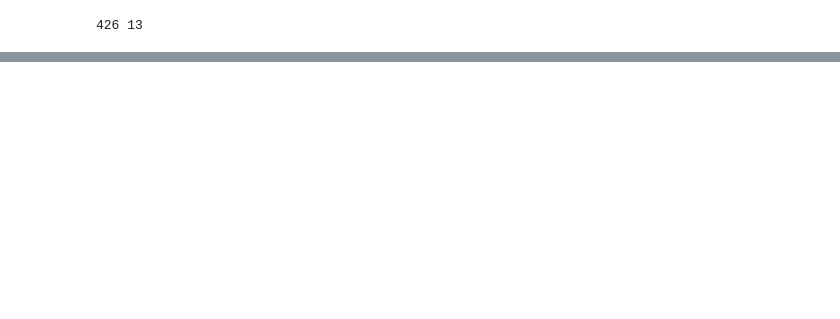
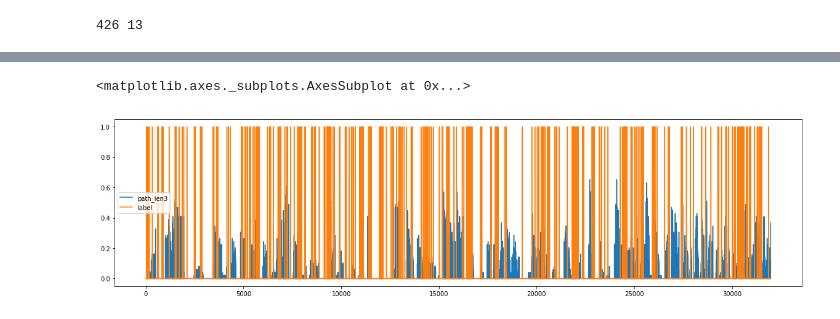
Before and after one commit to ffaisal93/linkPrediction, a Jupyter notebook: link_prediction.ipynb, the cells around one changed output, grey strips where cells are left out. Drawn from its saved outputs; the diff is of its cells as text; code cells hidden in the pictures; blank space fills up the shorter version.

```diff
--- a/link_prediction.ipynb
+++ b/link_prediction.ipynb
@@ -260,5 +224,0 @@ print(coun,total)
-# %%
-pr_train
-for i in range(0,654,100):
-    pr_train[i:i+200].plot(x="row_name", y=["label", "tc","y_weight"],figsize=(20, 1))
-    plt.show()
@@ -306,0 +460,43 @@ See the caveats in the documentation: http://pandas.pydata.org/pandas-docs/stabl
+# %%
+#train data feature
+ts=1993
+te=2003
+it_index=1
+
+for t in range(ts,te,it_index):
+    nf1 = dict(zip(node_feature[t]['node_index'],node_feature[t]['term_aut']))
+    nf2 = dict(zip(node_feature[t]['node_index'],node_feature[t]['term_art']))
+    nf3 = dict(zip(node_feature[t]['node_index'],node_feature[t]['closeness']))
+    part = dict(zip(node_feature[t]['node_index'],node_feature[t]['partition_id']))
+    types = dict(zip(node_feature[t]['node_index'],node_feature[t]['type']))
+    year = dict(zip(node_feature[t]['node_index'],node_feature[t]['y_weight']))
+    partition_cnt = dict(zip(node_feature[t]['node_index'],node_feature[t]['partition_cnt']))
+    train_data[t]['aut']=train_data[t].apply(lambda row:
+                                                 nf1[row['row_name'][0]]*nf1[row['row_name'][1]],axis=1)
+    train_data[t]['art']=train_data[t].apply(lambda row:
+                                                 nf2[row['row_name'][0]]*nf2[row['row_name'][1]],axis=1)
+    train_data[t]['closeness']=train_data[t].apply(lambda row:
+                                                 nf3[row['row_name'][0]]+nf3[row['row_name'][1]],axis=1)
+    train_data[t]['partition']=train_data[t].apply(lambda row: 1 if part[row['row_name'][0]]==part[row['row_name'][1]]
+                                                 else 0,axis=1)
+    train_data[t]['y_weight']=train_data[t].apply(lambda row:
+                                                 year[row['row_name'][0]]+year[row['row_name'][1]],axis=1)
+    train_data[t]['type']=train_data[t].apply(lambda row:
+                                                 types[row['row_name'][0]]*types[row['row_name'][1]],axis=1)
+    train_data[t]['partition_cnt']=train_data[t].apply(lambda row:
+                                                 partition_cnt[row['row_name'][0]]*partition_cnt[row['row_name'][1]],axis=1)
+    train_data[t]['path_len3']=train_data[t].apply(lambda row:
+                                                 len(list( nx.all_simple_paths
+                                                          (g_train[t], source=row[0][0], target=row[0][1],cutoff=3))),axis=1)
+    train_data[t]['aut']=ut.min_max_norm(train_data[t]['aut'])
+    train_data[t]['art']=ut.min_max_norm(train_data[t]['art'])
+    train_data[t]['closeness']=ut.min_max_norm(train_data[t]['closeness'])
+    train_data[t]['type']=ut.min_max_norm(train_data[t]['type'])
+    train_data[t]['y_weight']=ut.min_max_norm(train_data[t]['y_weight'])
+    train_data[t]['partition_cnt']=ut.min_max_norm(train_data[t]['partition_cnt'])
+    train_data[t]['path_len3']=ut.min_max_norm(train_data[t]['path_len3'])
+# %%
+train_data[2000].plot(y=['path_len3','label'],figsize=(20, 5))
+# %% [output]
+<matplotlib.axes._subplots.AxesSubplot at 0x...>
+[figure, added]
```
Also changed, not shown: parts of 25 cells of this notebook, 11 other files.
